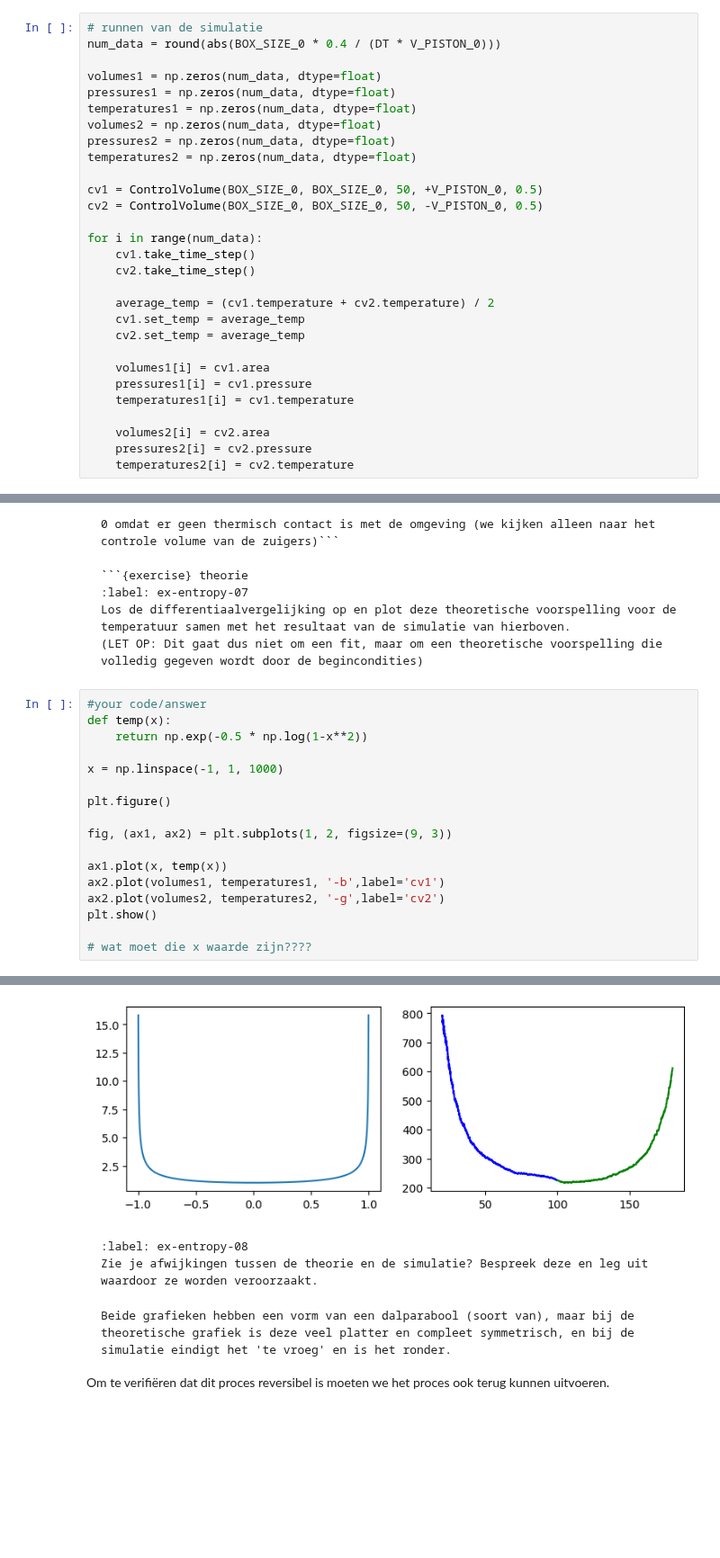
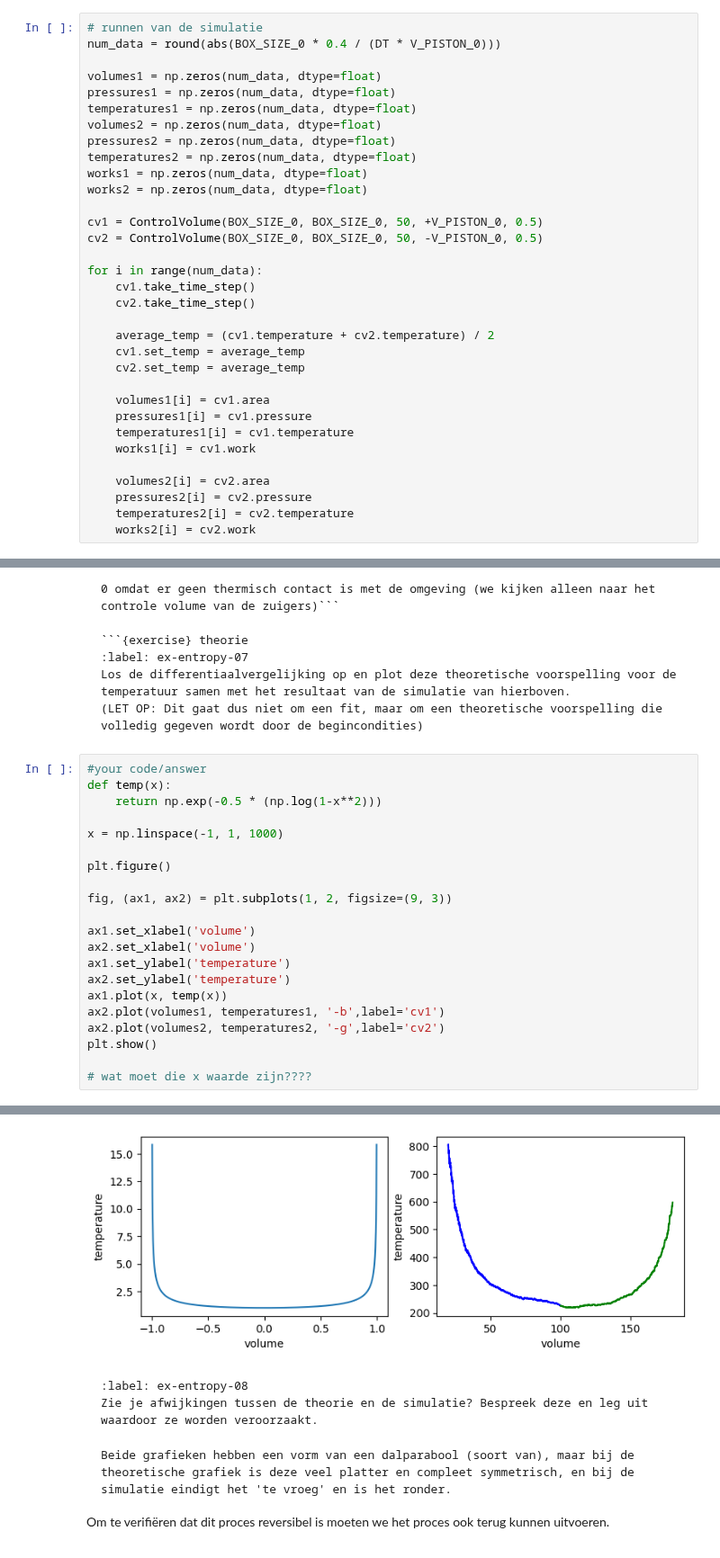
Before and after one commit to arenmeghdadi/314159265358979323846264338, a Jupyter notebook: Content/PySim/9_entropie.ipynb, the cells around one changed output, grey strips where cells are left out. Shown at 90% size. Saved outputs shown, nothing was run; the diff lists cells and outputs as text; blank space fills up the shorter version.

````diff
--- a/Content/PySim/9_entropie.ipynb
+++ b/Content/PySim/9_entropie.ipynb
@@ -288,6 +288,8 @@ temperatures1 = np.zeros(num_data, dtype=float)
 volumes2 = np.zeros(num_data, dtype=float)
 pressures2 = np.zeros(num_data, dtype=float)
 temperatures2 = np.zeros(num_data, dtype=float)
+works1 = np.zeros(num_data, dtype=float)
+works2 = np.zeros(num_data, dtype=float)
 
 cv1 = ControlVolume(BOX_SIZE_0, BOX_SIZE_0, 50, +V_PISTON_0, 0.5)
 cv2 = ControlVolume(BOX_SIZE_0, BOX_SIZE_0, 50, -V_PISTON_0, 0.5)
@@ -303,10 +305,12 @@ for i in range(num_data):
     volumes1[i] = cv1.area
     pressures1[i] = cv1.pressure
     temperatures1[i] = cv1.temperature
+    works1[i] = cv1.work
 
     volumes2[i] = cv2.area
     pressures2[i] = cv2.pressure
     temperatures2[i] = cv2.temperature
+    works2[i] = cv2.work
 # %%
 # plotten van de druk en temperatuur van beide volumes
 fig, (ax1, ax2) = plt.subplots(1, 2, figsize=(9, 3))
@@ -407,23 +410,27 @@ Los de differentiaalvergelijking op en plot deze theoretische voorspelling voor
 # %%
 #your code/answer
 def temp(x):
-    return np.exp(-0.5 * np.log(1-x**2))
+    return np.exp(-0.5 * (np.log(1-x**2)))
 
 x = np.linspace(-1, 1, 1000)
 
 plt.figure()
 
 fig, (ax1, ax2) = plt.subplots(1, 2, figsize=(9, 3))
 
+ax1.set_xlabel('volume')
+ax2.set_xlabel('volume')
+ax1.set_ylabel('temperature')
+ax2.set_ylabel('temperature')
 ax1.plot(x, temp(x))
 ax2.plot(volumes1, temperatures1, '-b',label='cv1')
 ax2.plot(volumes2, temperatures2, '-g',label='cv2')
 plt.show()
 
 # wat moet die x waarde zijn????
 # %% [output]
 <Figure size 640x480 with 0 Axes>
-[figure, old version]
+[figure, new version]
 # %% [markdown]
 ```{exercise} theoretical_error
 :label: ex-entropy-08
````
Also changed, not shown: parts of 6 cells of this notebook.
